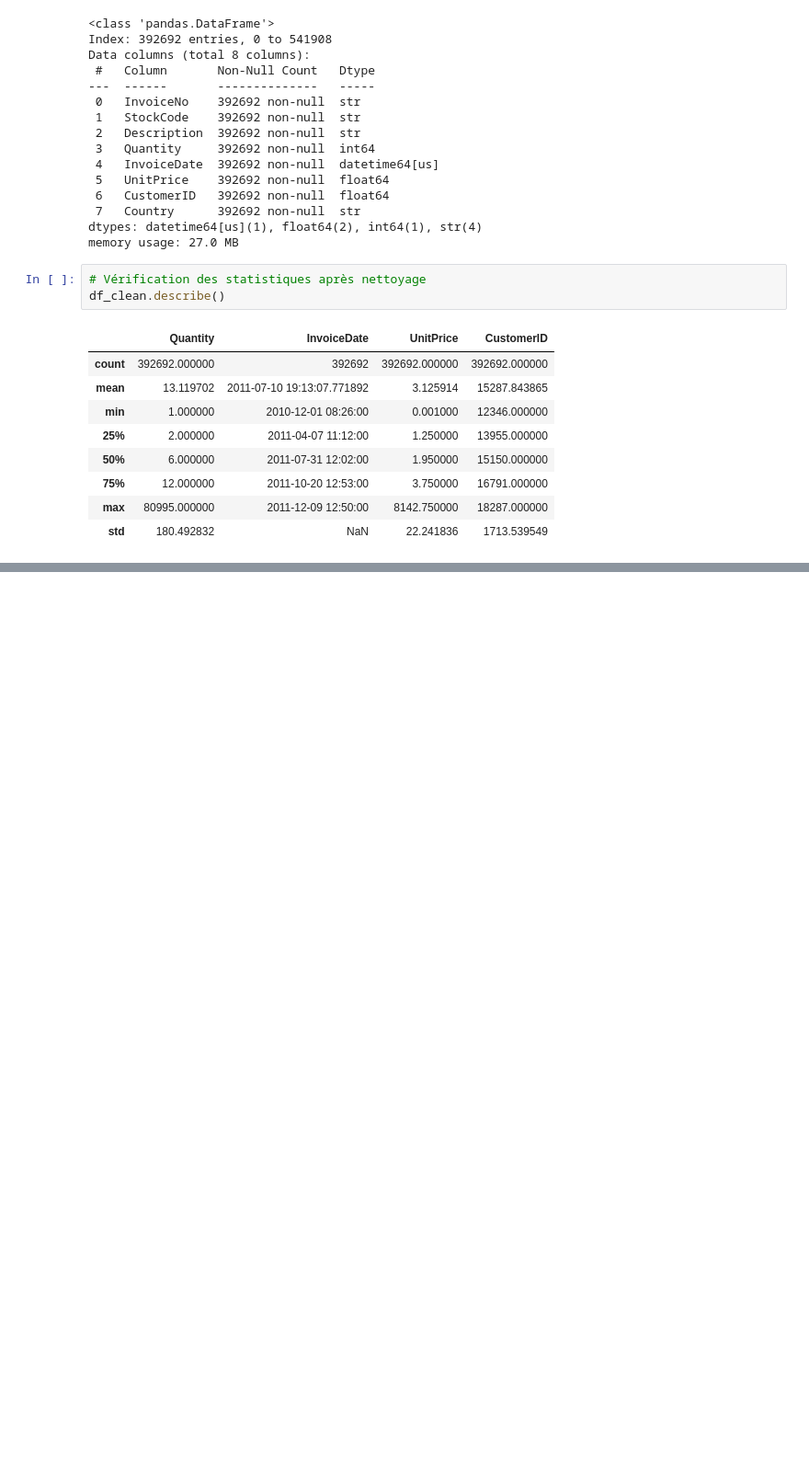
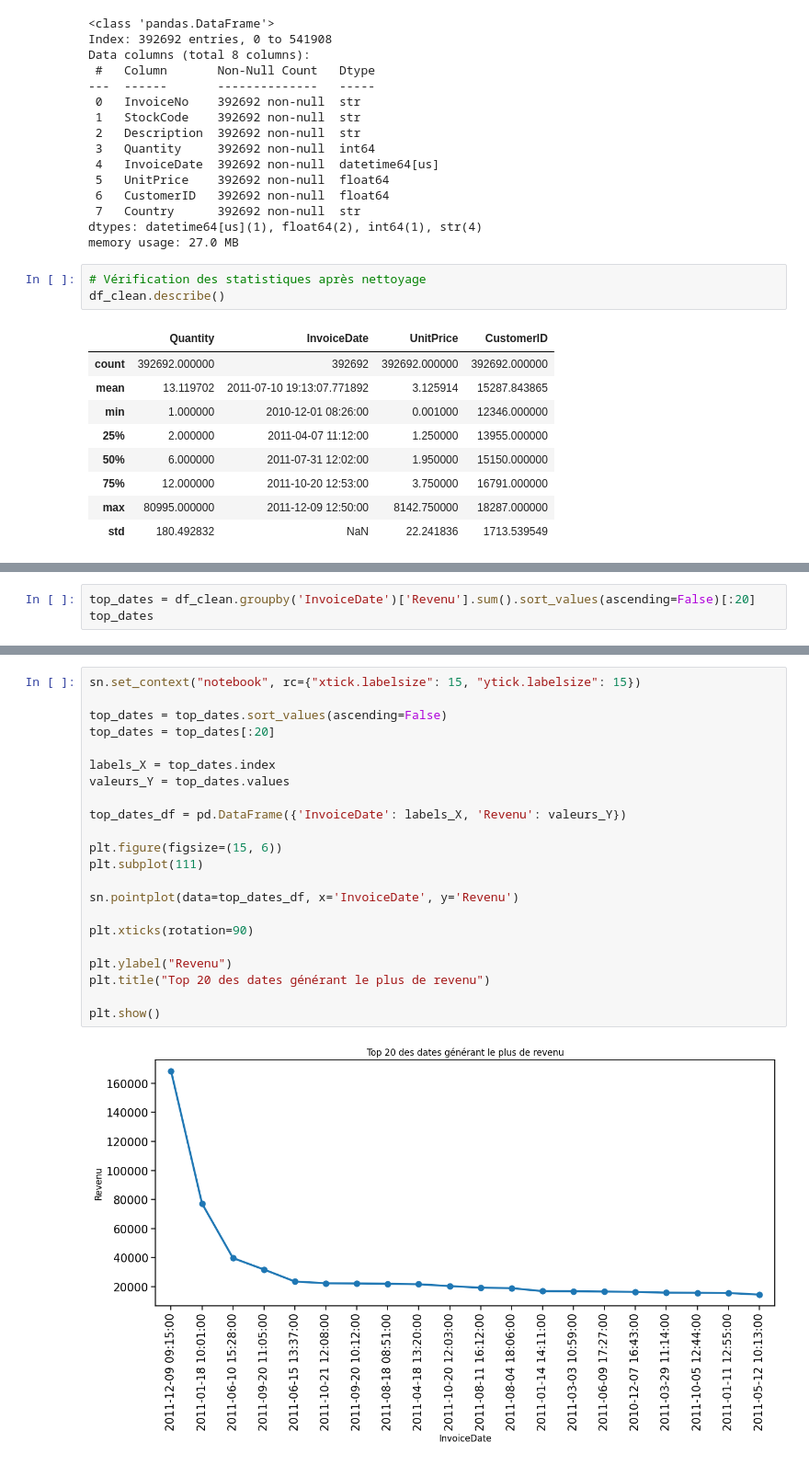
Before and after one commit to djafarou-ML/FUTURE_DS_01, a Jupyter notebook: analyse_vente.ipynb, the cells around one changed output, grey strips where cells are left out. Shown at 92% size. Saved outputs shown, nothing was run; the diff lists cells and outputs as text; blank space fills up the shorter version.

```diff
--- a/analyse_vente.ipynb
+++ b/analyse_vente.ipynb
@@ -279,0 +469,3 @@ df_clean.describe()
+# %%
+top_dates = df_clean.groupby('InvoiceDate')['Revenu'].sum().sort_values(ascending=False)[:20]
+top_dates
@@ -279,0 +490,24 @@ df_clean.describe()
+# %%
+sn.set_context("notebook", rc={"xtick.labelsize": 15, "ytick.labelsize": 15})
+
+top_dates = top_dates.sort_values(ascending=False)
+top_dates = top_dates[:20]
+
+labels_X = top_dates.index
+valeurs_Y = top_dates.values
+
+top_dates_df = pd.DataFrame({'InvoiceDate': labels_X, 'Revenu': valeurs_Y})
+
+plt.figure(figsize=(15, 6))
+plt.subplot(111)
+
+sn.pointplot(data=top_dates_df, x='InvoiceDate', y='Revenu')
+
+plt.xticks(rotation=90)
+
+plt.ylabel("Revenu")
+plt.title("Top 20 des dates générant le plus de revenu")
+
+plt.show()
+# %% [output]
+[figure, added]
```
Also changed, not shown: parts of 11 cells of this notebook.
